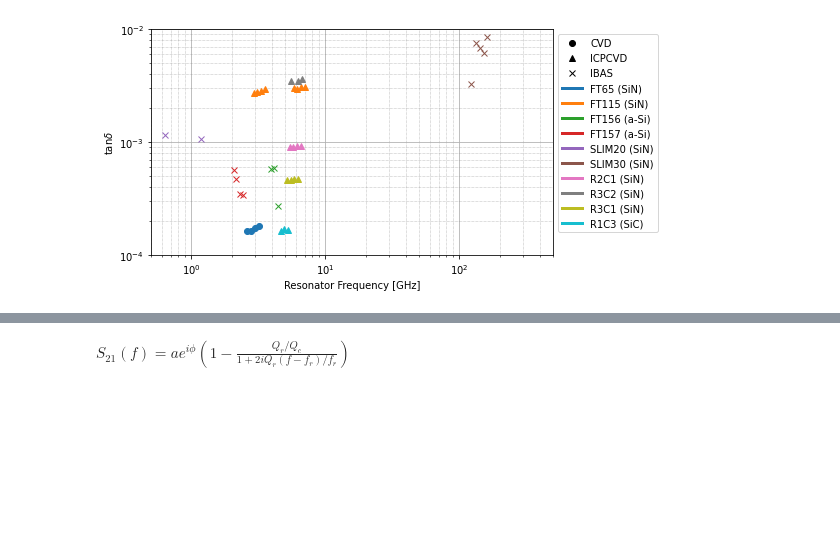
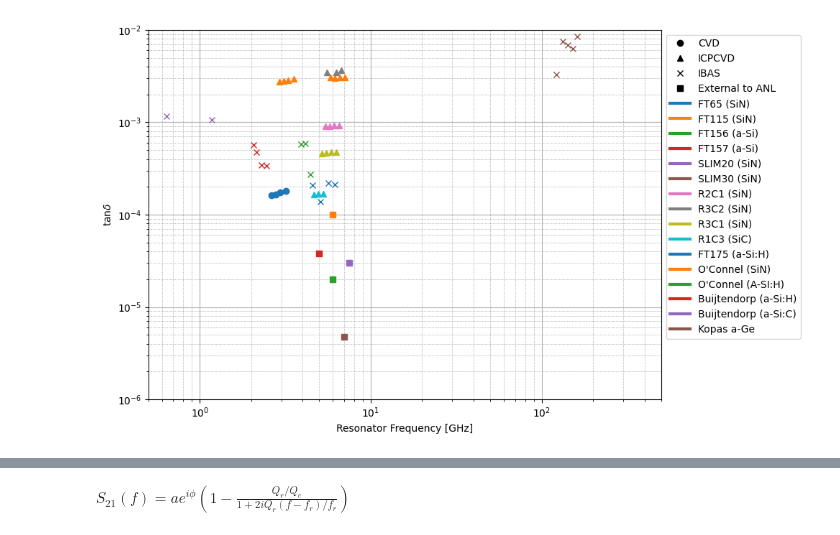
Before and after one commit to jacornelison/lance_postings, a Jupyter notebook: loss_comparison_plot.ipynb, the cells around one changed output, grey strips where cells are left out. Cells and saved outputs as stored; diff of their text form; code cells hidden in the pictures; blank space fills up the shorter version.

```diff
--- a/loss_comparison_plot.ipynb
+++ b/loss_comparison_plot.ipynb
@@ -107,32 +174,38 @@ samp_dep = ['CVD','ICPCVD','IBAS','IBAS','IBAS','IBAS','ICPCVD', 'ICPCVD', 'ICPC
 # %%
-plt.figure(1,figsize=(8,4))
+plt.figure(1,figsize=(10,6))
 
 legend_mrks = []
 legend_labels = []
 for mkidx,mk in enumerate(marker_map.keys()):
     legend_mrks.append(Line2D([0],[0],marker=marker_map[mk],color='k',lw=0))
     legend_labels.append(mk)
 
 lines = []
 for sampidx,samp in enumerate(sample_list):
     lines.append(plt.plot(samp['freq'],samp['Fd'],marker_map[samp_dep[sampidx]]))
     legend_mrks.append(Line2D([0],[0],color=lines[sampidx][0].get_color(),lw=3))
     legend_labels.append(sample_labels[sampidx])
 
+lines = []
+for sampidx,samp in enumerate(sample_list1):
+    lines.append(plt.plot(samp['freq'],samp['Fd'],marker_map1[samp_dep1[sampidx]]))
+    legend_mrks.append(Line2D([0],[0],color=lines[sampidx][0].get_color(),lw=3))
+    legend_labels.append(sample_labels1[sampidx])
+
 ax = plt.gca()
 ax.legend(handles=legend_mrks,labels=legend_labels,bbox_to_anchor=(1.0,1.0))
 plt.yscale('log')
 plt.xscale('log')
 plt.ylabel("tan$\delta$")
 plt.xlabel("Resonator Frequency [GHz]")
-plt.ylim((1e-4,1e-2))
+plt.ylim((1e-6,1e-2))
 plt.xlim((0.5,500))
 plt.grid(True)
 plt.minorticks_on()
 plt.grid(True, which='minor', linestyle=':', linewidth='0.5', color='gray')
 plt.tight_layout()
 plt.savefig('loss_sample_comparison.png',dpi=300)
 plt.show()
 # %% [output]
-[figure, old version]
+[figure, new version]
 # %%
```
Also changed, not shown: parts of 5 cells of this notebook.
